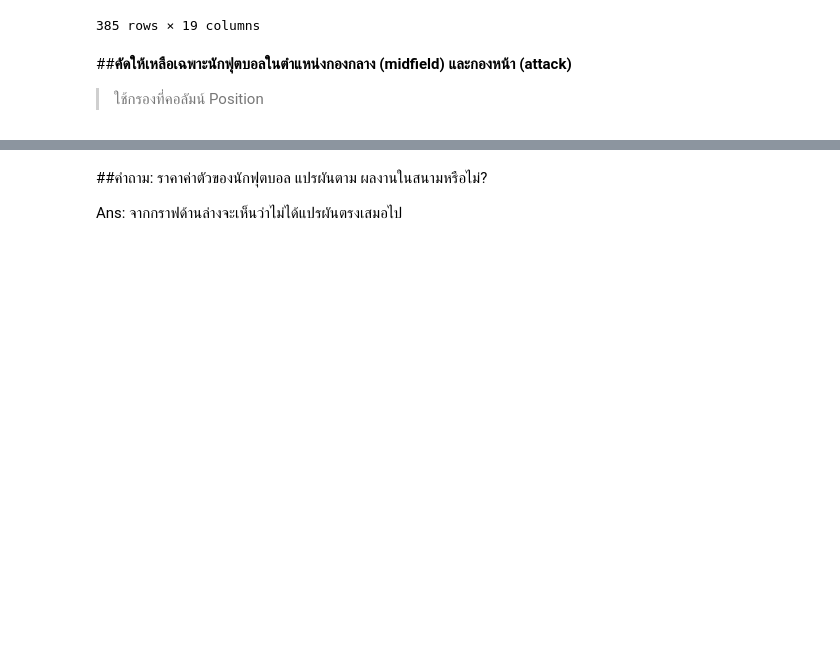
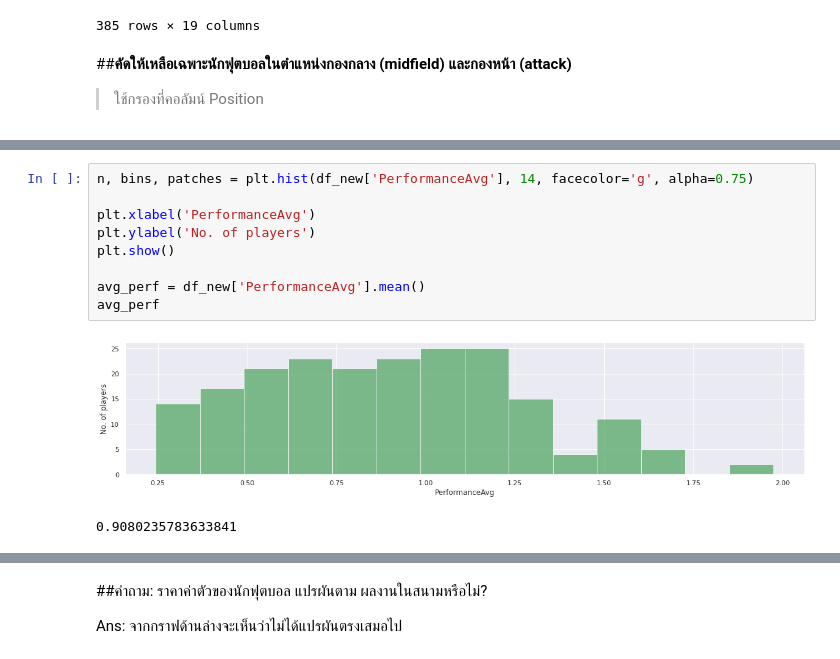
Before and after one commit to TheAmericanoO/Mini-Project-DADS5001, a Jupyter notebook: Mini_Project_6420422023.ipynb, the cells around one changed output, grey strips where cells are left out. Drawn from its saved outputs; the diff is of its cells as text; blank space fills up the shorter version.

```diff
--- a/Mini_Project_6420422023.ipynb
+++ b/Mini_Project_6420422023.ipynb
@@ -233 +256,13 @@ df_new['Position'].value_counts().plot.bar()
+# %%
+n, bins, patches = plt.hist(df_new['PerformanceAvg'], 14, facecolor='g', alpha=0.75)
+
+plt.xlabel('PerformanceAvg')
+plt.ylabel('No. of players')
+plt.show()
+
+avg_perf = df_new['PerformanceAvg'].mean()
+avg_perf
+# %% [output]
+[figure, added]
+0.9080235783633841
 # %%
```
Also changed, not shown: parts of 17 cells of this notebook.
